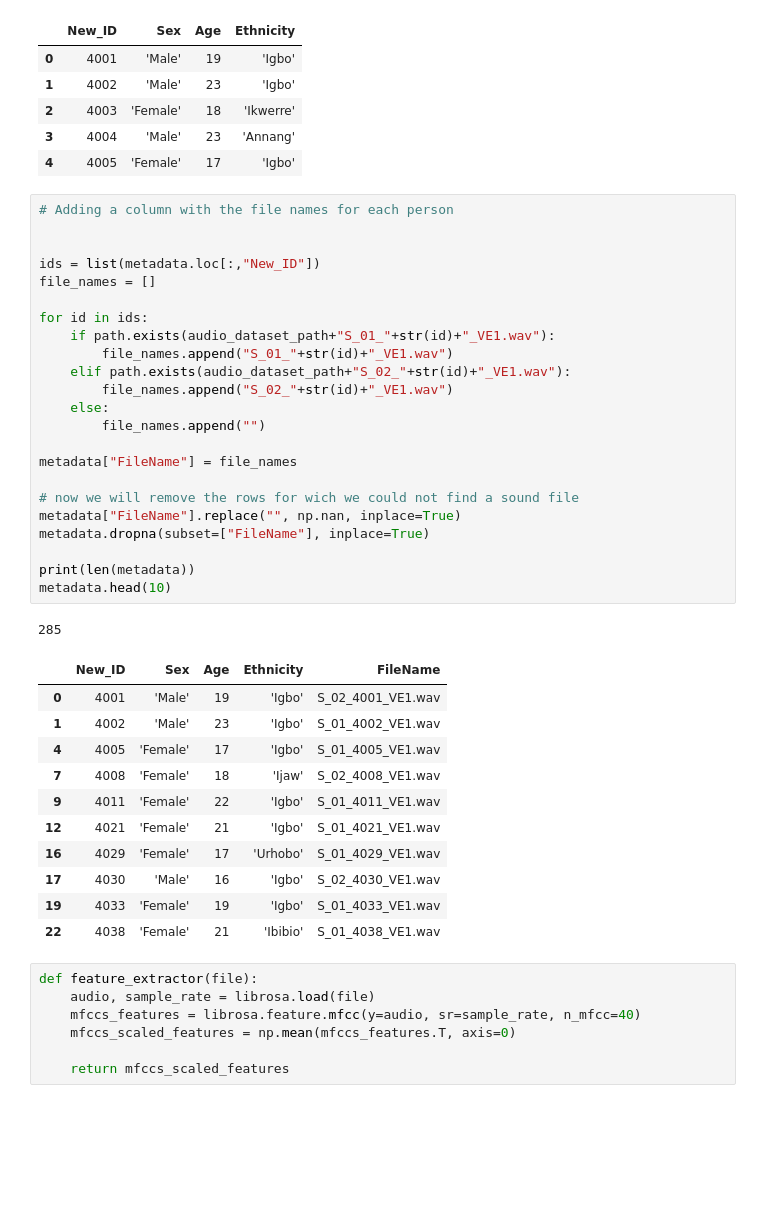
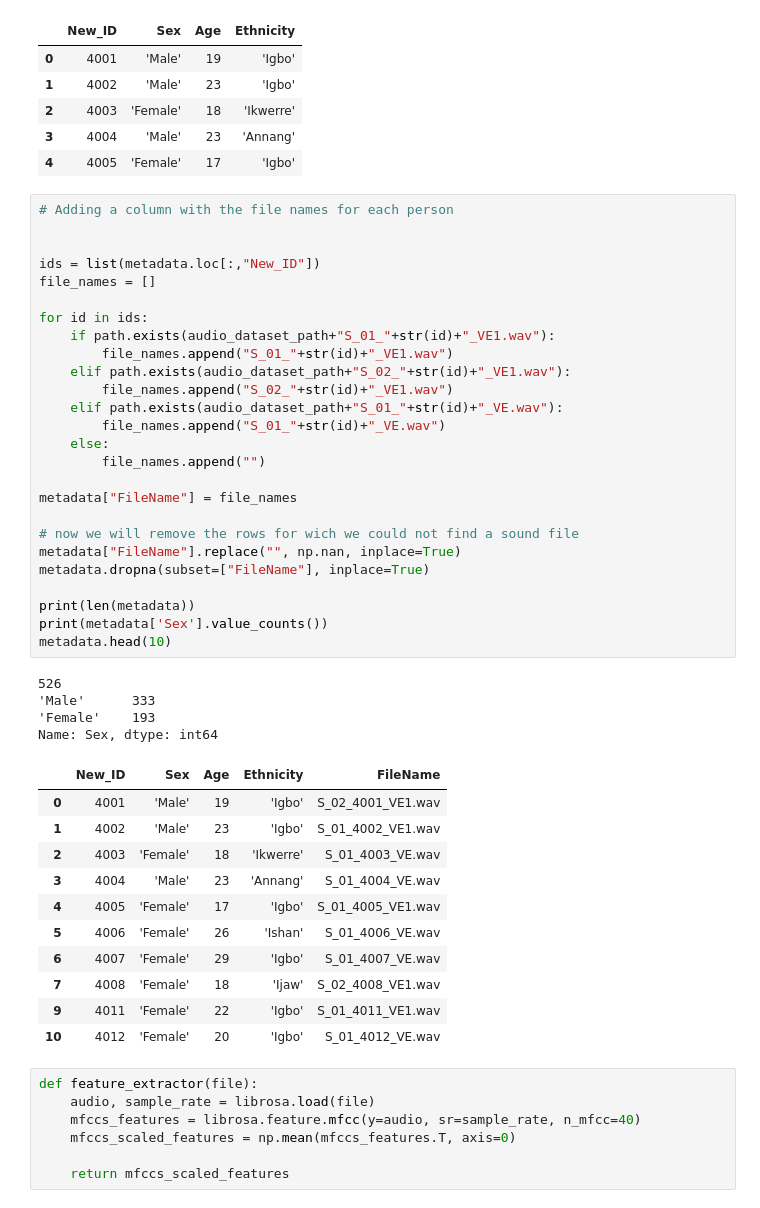
Before and after one commit to HashirA123/FinalProject_ENCM509, a Jupyter notebook: Final_project.ipynb, the cells around one changed output. Saved outputs shown, nothing was run; the diff lists cells and outputs as text; blank space fills up the shorter version.

```diff
--- a/Final_project.ipynb
+++ b/Final_project.ipynb
@@ -80,39 +80,45 @@ metadata.head()
 # %%
 # Adding a column with the file names for each person
 
 
 ids = list(metadata.loc[:,"New_ID"])
 file_names = []
 
 for id in ids:
     if path.exists(audio_dataset_path+"S_01_"+str(id)+"_VE1.wav"):
         file_names.append("S_01_"+str(id)+"_VE1.wav")
     elif path.exists(audio_dataset_path+"S_02_"+str(id)+"_VE1.wav"):
         file_names.append("S_02_"+str(id)+"_VE1.wav")
+    elif path.exists(audio_dataset_path+"S_01_"+str(id)+"_VE.wav"):
+        file_names.append("S_01_"+str(id)+"_VE.wav")
     else:
         file_names.append("")
 
 metadata["FileName"] = file_names
 
 # now we will remove the rows for wich we could not find a sound file
 metadata["FileName"].replace("", np.nan, inplace=True)
 metadata.dropna(subset=["FileName"], inplace=True)
 
 print(len(metadata))
+print(metadata['Sex'].value_counts())
 metadata.head(10)
 # %% [output]
-285
+526
+'Male'      333
+'Female'    193
+Name: Sex, dtype: int64
 |  | New_ID | Sex | Age | Ethnicity | FileName |
 | 0 | 4001 | 'Male' | 19 | 'Igbo' | S_02_4001_VE1.wav |
 | 1 | 4002 | 'Male' | 23 | 'Igbo' | S_01_4002_VE1.wav |
+| 2 | 4003 | 'Female' | 18 | 'Ikwerre' | S_01_4003_VE.wav |
+| 3 | 4004 | 'Male' | 23 | 'Annang' | S_01_4004_VE.wav |
 | 4 | 4005 | 'Female' | 17 | 'Igbo' | S_01_4005_VE1.wav |
+| 5 | 4006 | 'Female' | 26 | 'Ishan' | S_01_4006_VE.wav |
+| 6 | 4007 | 'Female' | 29 | 'Igbo' | S_01_4007_VE.wav |
 | 7 | 4008 | 'Female' | 18 | 'Ijaw' | S_02_4008_VE1.wav |
 | 9 | 4011 | 'Female' | 22 | 'Igbo' | S_01_4011_VE1.wav |
-| 12 | 4021 | 'Female' | 21 | 'Igbo' | S_01_4021_VE1.wav |
-| 16 | 4029 | 'Female' | 17 | 'Urhobo' | S_01_4029_VE1.wav |
-| 17 | 4030 | 'Male' | 16 | 'Igbo' | S_02_4030_VE1.wav |
-| 19 | 4033 | 'Female' | 19 | 'Igbo' | S_01_4033_VE1.wav |
-| 22 | 4038 | 'Female' | 21 | 'Ibibio' | S_01_4038_VE1.wav |
+| 10 | 4012 | 'Female' | 20 | 'Igbo' | S_01_4012_VE.wav |
 # %%
 def feature_extractor(file):
     audio, sample_rate = librosa.load(file)
```
Also changed, not shown: parts of 16 cells of this notebook.
